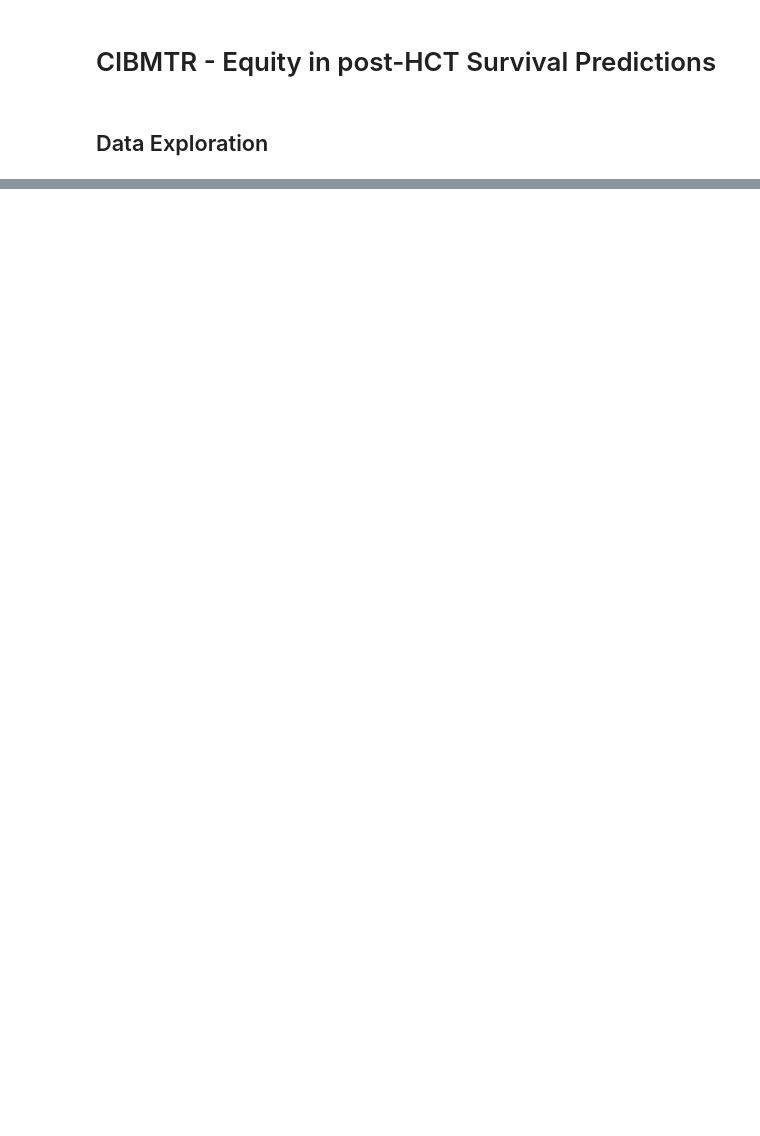
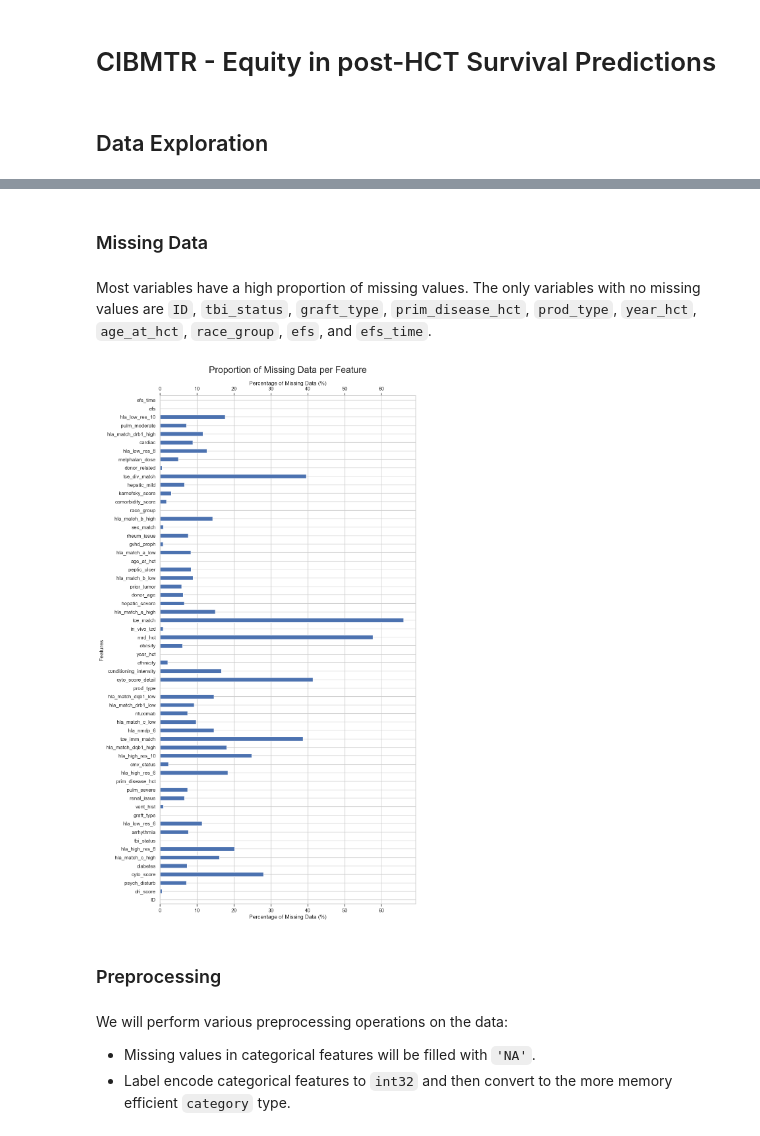
Before and after one commit to LesediLC/Portfolio, a Jupyter notebook: Survival_Predictions.ipynb, the cells around one changed output, grey strips where cells are left out. Saved outputs shown, nothing was run; the diff lists cells and outputs as text; code cells hidden in the pictures; blank space fills up the shorter version.

```diff
--- a/Survival_Predictions.ipynb
+++ b/Survival_Predictions.ipynb
@@ -8,2 +10,5 @@ import pandas as pd
+# %%
+sns.set(style="whitegrid")
+%matplotlib inline
 # %% [markdown]
 ## Data Exploration
@@ -16,0 +100,34 @@ os.getcwd()
+# %% [markdown]
+### Missing Data
+# %% [markdown]
+Most variables have a high proportion of missing values. The only variables with no missing values are `ID`, `tbi_status`, `graft_type`, `prim_disease_hct`, `prod_type`, `year_hct`, `age_at_hct`, `race_group`, `efs`, and `efs_time`.
+# %%
+# Calculate percentage missingness
+missing_percent = (train.isnull().sum() / len(train)) * 100
+
+# Create a bar plot
+fig, ax = plt.subplots(figsize=(10, 20))
+missing_percent.plot(kind='barh', ax=ax)
+
+# Set labels and title
+plt.xlabel('Percentage of Missing Data (%)')
+plt.ylabel('Features')
+plt.title('Proportion of Missing Data per Feature', fontsize = 20, pad = 50)
+
+# Add x-axis to the top
+ax_top = ax.secondary_xaxis('top')
+ax_top.set_xlabel('Percentage of Missing Data (%)')
+
+# Add x-axis ticks to the bottom
+ax.xaxis.tick_bottom()
+
+# Show the plot
+plt.show()
+# %% [output]
+[figure, added]
+# %% [markdown]
+### Preprocessing
+# %% [markdown]
+We will perform various preprocessing operations on the data:
+* Missing values in categorical features will be filled with `'NA'`.
+* Label encode categorical features to `int32` and then convert to the more memory efficient `category` type.
```
Also changed, not shown: parts of 14 cells of this notebook, 4 other files.
